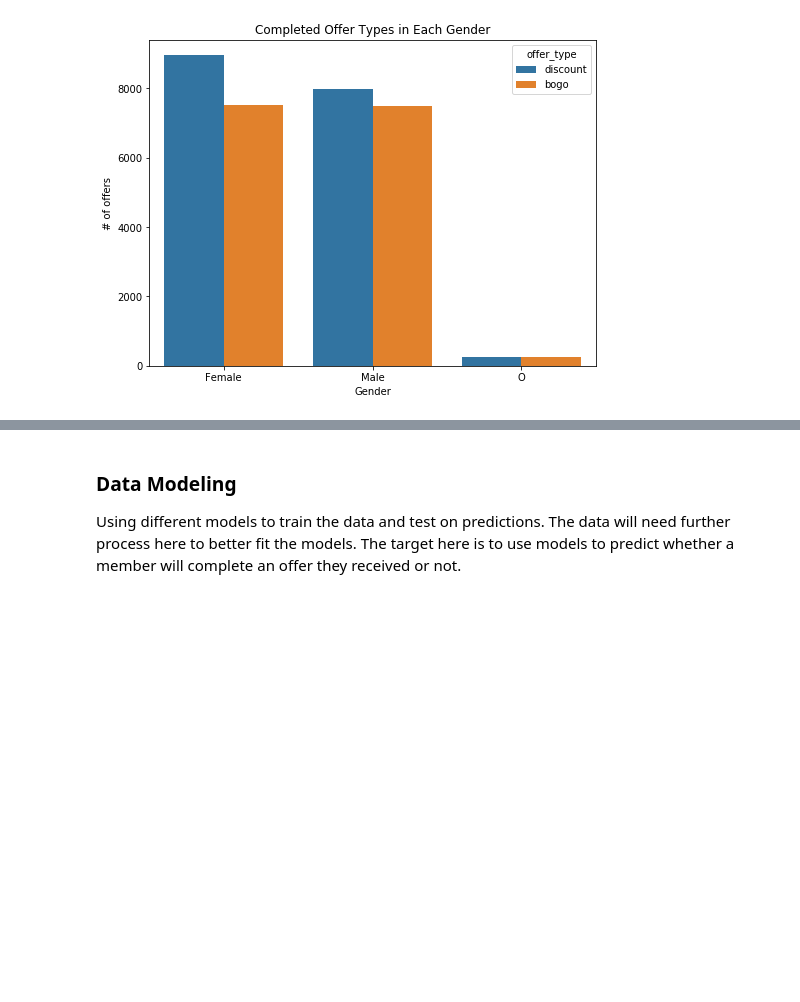
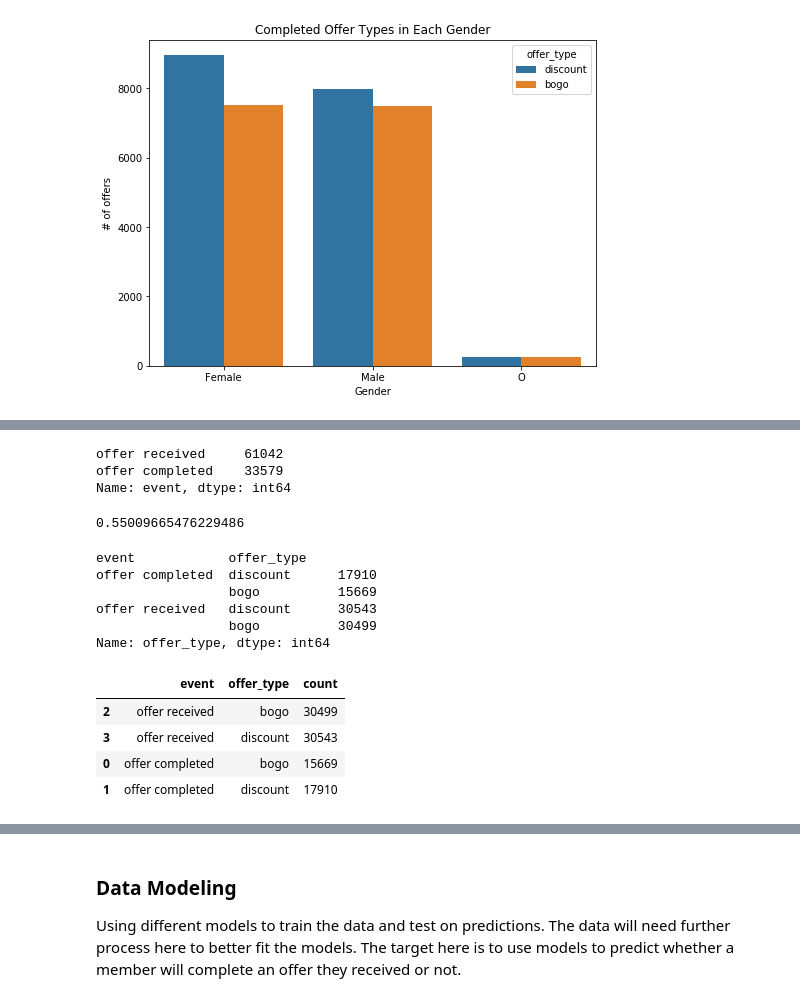
Before and after one commit to catherinecao123/DS_Starbucks-Capstone-Project, a Jupyter notebook: Starbucks_Capstone_notebook.ipynb, the cells around one changed output, grey strips where cells are left out. Saved outputs shown, nothing was run; the diff lists cells and outputs as text; code cells hidden in the pictures; blank space fills up the shorter version.

```diff
--- a/Starbucks_Capstone_notebook.ipynb
+++ b/Starbucks_Capstone_notebook.ipynb
@@ -683,0 +733,29 @@ plt.show();
+# %%
+df_m["event"].value_counts()
+# %% [output]
+offer received     61042
+offer completed    33579
+Name: event, dtype: int64
+# %%
+df_m["event"].value_counts()[1]/df_m["event"].value_counts()[0]
+# %% [output]
+0.55009665476229486
+# %%
+df_m.groupby(["event"])["offer_type"].value_counts()
+# %% [output]
+event            offer_type
+offer completed  discount      17910
+                 bogo          15669
+offer received   discount      30543
+                 bogo          30499
+Name: offer_type, dtype: int64
+# %%
+df_count=df_m.groupby(["event","offer_type"])["customer_id"].agg(["count"], axis="columns").reset_index()
+df_count=data_df.sort_values(by=["event"], ascending=False)
+df_count
+# %% [output]
+|  | event | offer_type | count |
+| 2 | offer received | bogo | 30499 |
+| 3 | offer received | discount | 30543 |
+| 0 | offer completed | bogo | 15669 |
+| 1 | offer completed | discount | 17910 |
```
Also changed, not shown: parts of 20 cells of this notebook.
